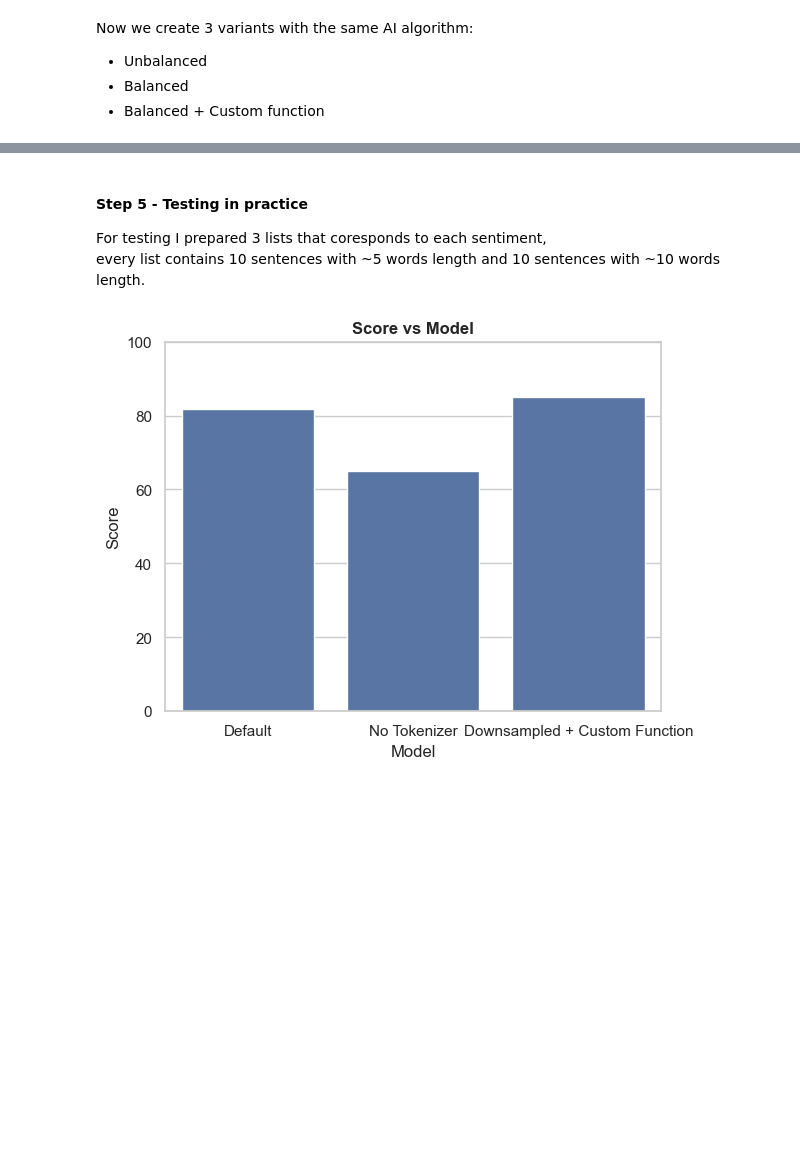
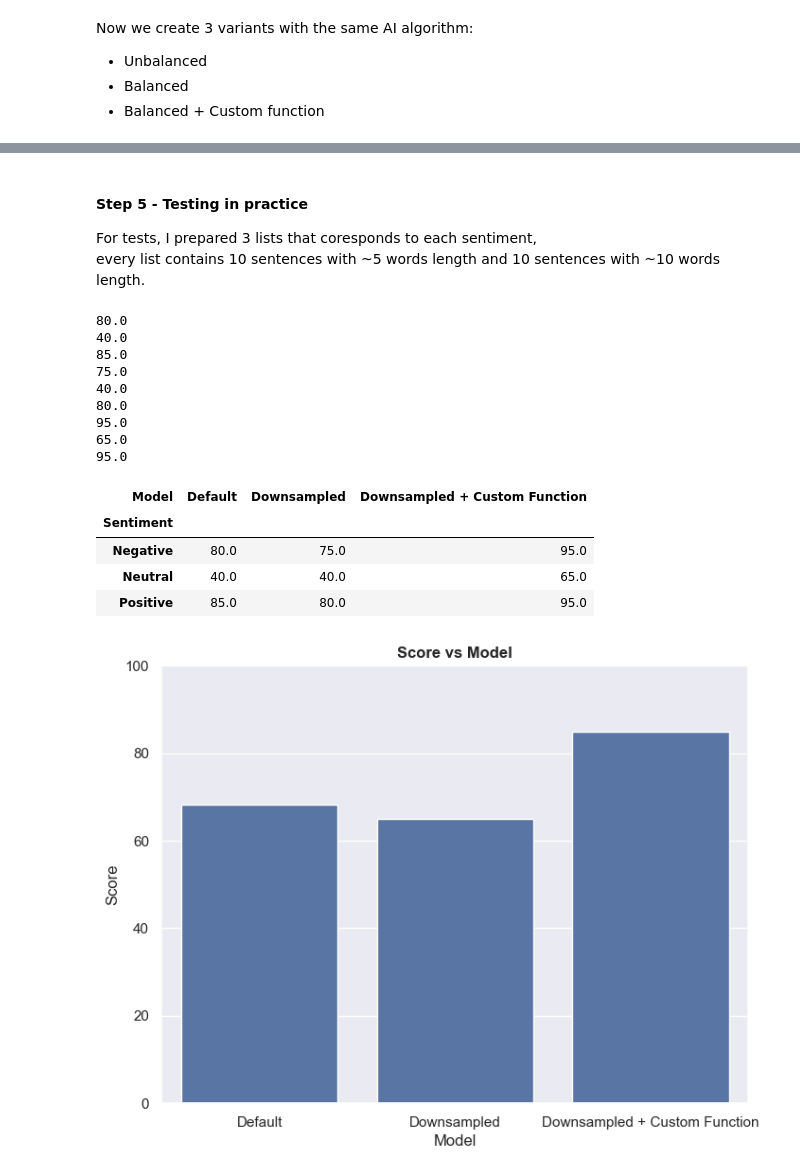
Before and after one commit to gracjan-p/twitter-sentiments, a Jupyter notebook: emotions.ipynb, the cells around one changed output, grey strips where cells are left out. Saved outputs shown, nothing was run; the diff lists cells and outputs as text; code cells hidden in the pictures; blank space fills up the shorter version.

```diff
--- a/emotions.ipynb
+++ b/emotions.ipynb
@@ -94,7 +94,7 @@ df.duplicated().sum()
 # %%
 from copy import deepcopy
 
-sns.set(style="whitegrid")
+sns.set(style="darkgrid")
 NAVY_LIGHT = '#4B527E'
 NAVY_DARK = '#7C81AD'
 
@@ -423,7 +424,7 @@ weighted avg       0.83      0.83      0.83      4121
 [figure]
 # %% [markdown]
 #### Step 5 - Testing in practice
-For testing I prepared 3 lists that coresponds to each sentiment,<br>
+For tests, I prepared 3 lists that coresponds to each sentiment,<br>
 every list contains 10 sentences with ~5 words length and 10 sentences with ~10 words length.
 # %%
 negative_sentences = [
@@ -504,26 +505,49 @@ positive_sentences = [
     "This exceeded my expectations, truly a delightful surprise! 🌟"
 ]
 
-score_final = [0, 0, 0]
-for i1, model in enumerate([sgd, sgd_no_tokenizer, sgd_ds]):
-    for i2, sentiment in enumerate([negative_sentences, neutral_sentences, positive_sentences]):
+score_df = {
+    'Model': ['Default', 'Downsampled', 'Downsampled + Custom Function'],
+    'Sentiment': ['Negative', 'Neutral', 'Positive'],
+    'Score': [0, 0, 0]
+
+}
+score_df = pd.DataFrame(score_df)
+score_df = pd.pivot(data=score_df, index='Sentiment', columns='Model', values='Score')
+
+for i_2, model in enumerate([sgd, sgd_ds, sgd_ds_2]):
+    for i_1, sentiment in enumerate([negative_sentences, neutral_sentences, positive_sentences]):
         predictions = model.predict(sentiment)
-        score = [str(v) for v in predictions if v == i2]
-        score = round(len(score) / 20, 3)
-        score_final[i1] += score
-    score_final[i1] = round((score_final[i1] * 100) / 3, 1)
+        score = (np.array(predictions == i_1).sum() / 20) * 100
+        score_df.iloc[i_1, i_2] = score
+        print(score)
 
-score_df = pd.DataFrame({
-    'Model': ['Default', 'No Tokenizer', 'Downsampled + Custom Function'],
-    'Score': score_final
-})
-
-fig = plt.figure()
-fig = sns.barplot(x='Model', y='Score', data=score_df)
-fig.set_title('Score vs Model', fontweight='bold')
-fig.set_ylim(0, 100)
-plt.show()
+score_df
 # %% [output]
-[figure, removed]
+80.0
+40.0
+85.0
+75.0
+40.0
+80.0
+95.0
+65.0
+95.0
+| Model | Default | Downsampled | Downsampled + Custom Function |
+| Sentiment |  |  |  |
+| Negative | 80.0 | 75.0 | 95.0 |
+| Neutral | 40.0 | 40.0 | 65.0 |
+| Positive | 85.0 | 80.0 | 95.0 |
+# %%
+avg_score = score_df.mean(axis=0).round(1).reset_index()
+avg_score.columns = ['Model', 'Score']
+avg_score
+
+fig = plt.figure(figsize=(8, 6))
+fig = sns.barplot(data=avg_score, x='Model', y='Score')
+fig.set_title('Score vs Model', fontweight='bold')
+fig.set_ylim(0, 100)
+plt.show()
+# %% [output]
+[figure, added]
 # %% [markdown]
 # IV Conclusion
```
Also changed, not shown: parts of 9 cells of this notebook.
